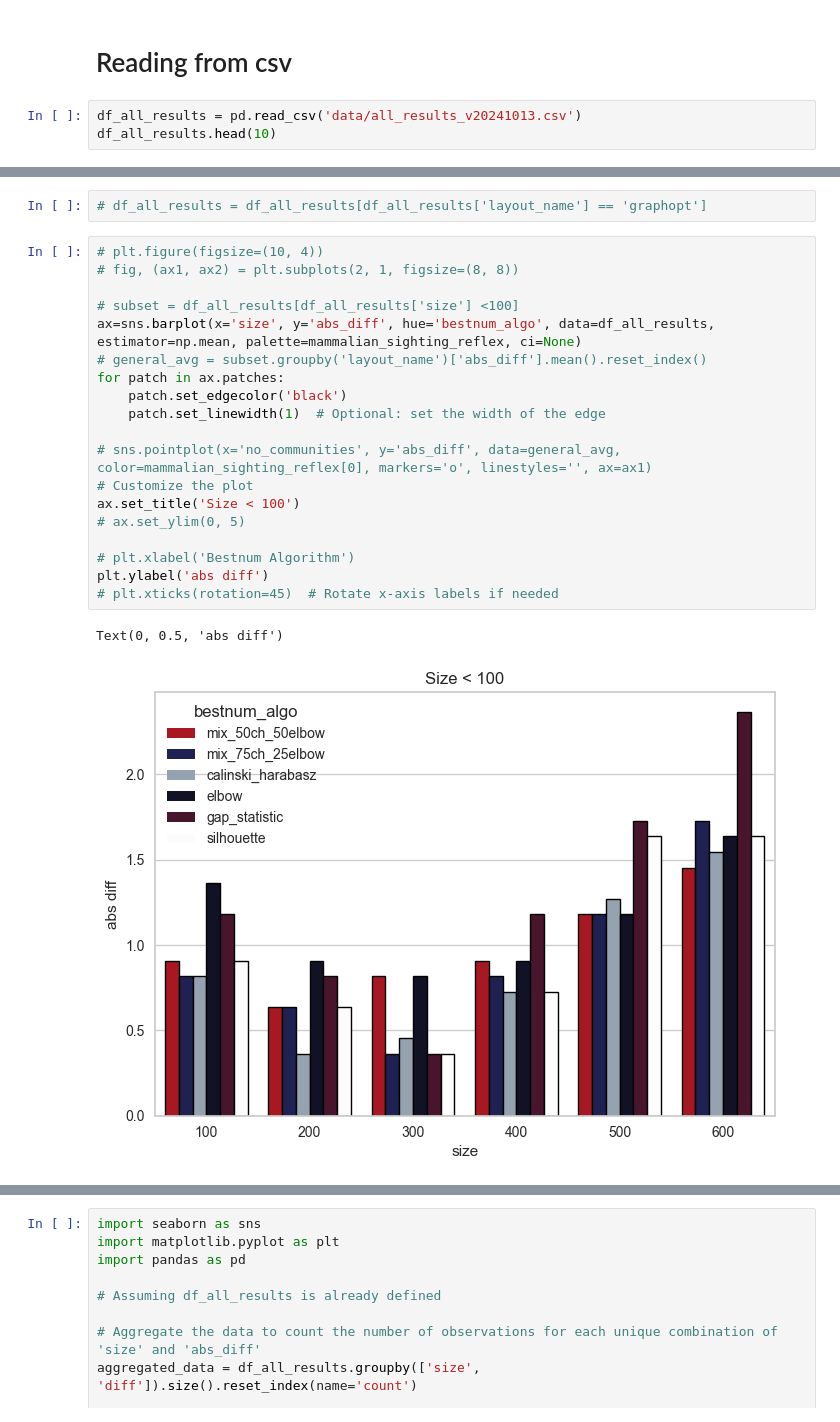
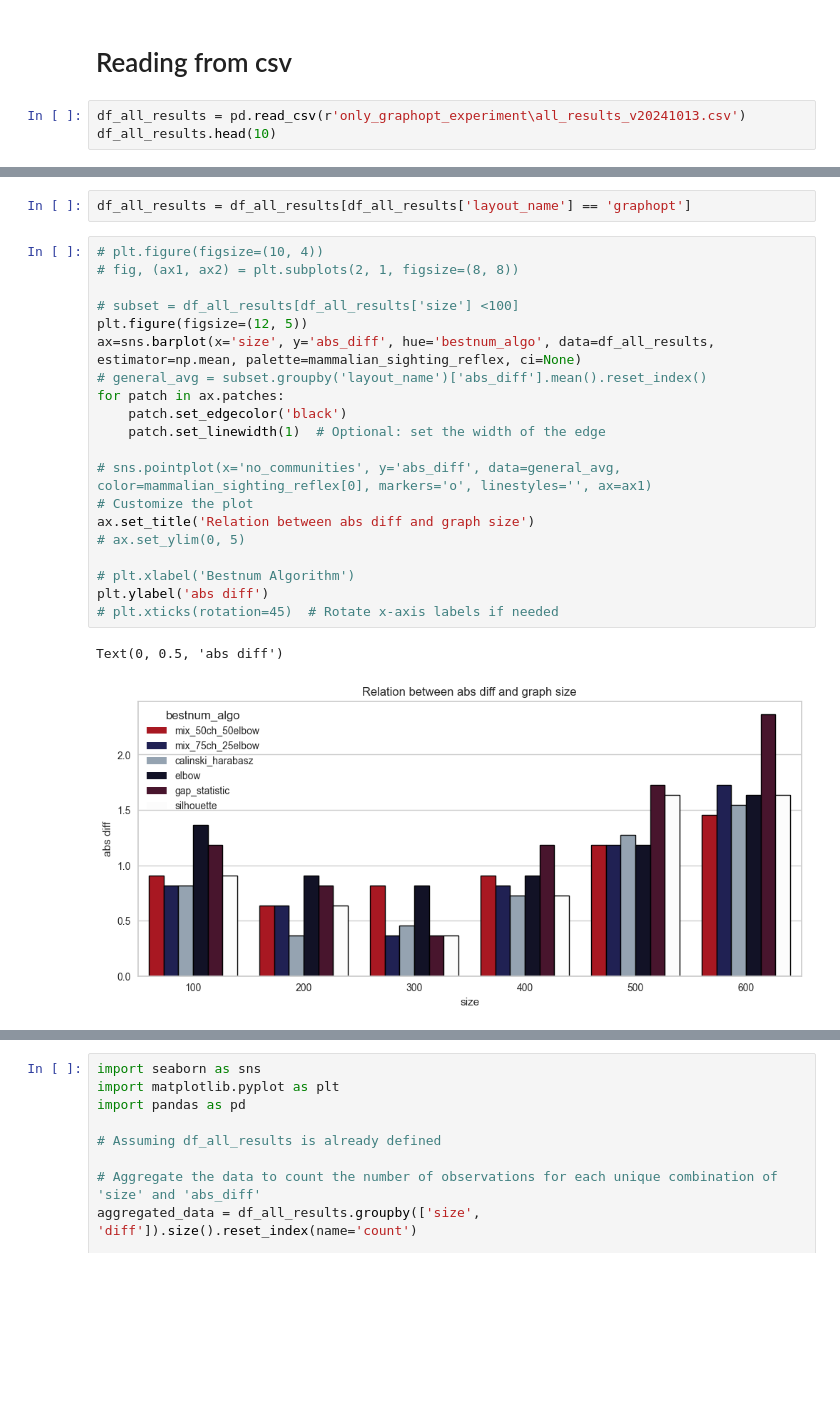
Before and after one commit to ARUMHC/Geometric-Properties-of-Graph-Visualization-Methods, a Jupyter notebook: code/ANALYSIS_choosing_best_num_algorithm.ipynb, the cells around one changed output, grey strips where cells are left out. Cells and saved outputs as stored; diff of their text form; blank space fills up the shorter version.

```diff
--- a/code/NB_choosing_best_num_algorithms_TESTING.ipynb
+++ b/code/ANALYSIS_choosing_best_num_algorithm.ipynb
@@ -162,7 +162,7 @@ plt.show()
 # %% [markdown]
 # Reading from csv
 # %%
-df_all_results = pd.read_csv('data/all_results_v20241013.csv')
+df_all_results = pd.read_csv(r'only_graphopt_experiment\all_results_v20241013.csv')
 df_all_results.head(10)
 # %% [output]
 |  | graph_id | assortativity | layout_name | no_communities | calculated_bestnum | size | bestnum_algo | ... |
@@ -179,24 +179,25 @@ df_all_results.head(10)
 # %%
-# df_all_results = df_all_results[df_all_results['layout_name'] == 'graphopt']
+df_all_results = df_all_results[df_all_results['layout_name'] == 'graphopt']
 # %%
 # plt.figure(figsize=(10, 4))
 # fig, (ax1, ax2) = plt.subplots(2, 1, figsize=(8, 8))
 
 # subset = df_all_results[df_all_results['size'] <100]
+plt.figure(figsize=(12, 5))
 ax=sns.barplot(x='size', y='abs_diff', hue='bestnum_algo', data=df_all_results, estimator=np.mean, palette=mammalian_sighting_reflex, ci=None)
 # general_avg = subset.groupby('layout_name')['abs_diff'].mean().reset_index()
 for patch in ax.patches:
     patch.set_edgecolor('black')
     patch.set_linewidth(1)  # Optional: set the width of the edge
 
 # sns.pointplot(x='no_communities', y='abs_diff', data=general_avg, color=mammalian_sighting_reflex[0], markers='o', linestyles='', ax=ax1)
 # Customize the plot
-ax.set_title('Size < 100')
+ax.set_title('Relation between abs diff and graph size')
 # ax.set_ylim(0, 5)
 
 # plt.xlabel('Bestnum Algorithm')
 plt.ylabel('abs diff')
 # plt.xticks(rotation=45)  # Rotate x-axis labels if needed
 # %% [output]
 Text(0, 0.5, 'abs diff')
-[figure, old version]
+[figure, new version]
```
Also changed, not shown: parts of 19 cells of this notebook, 12 other files.
